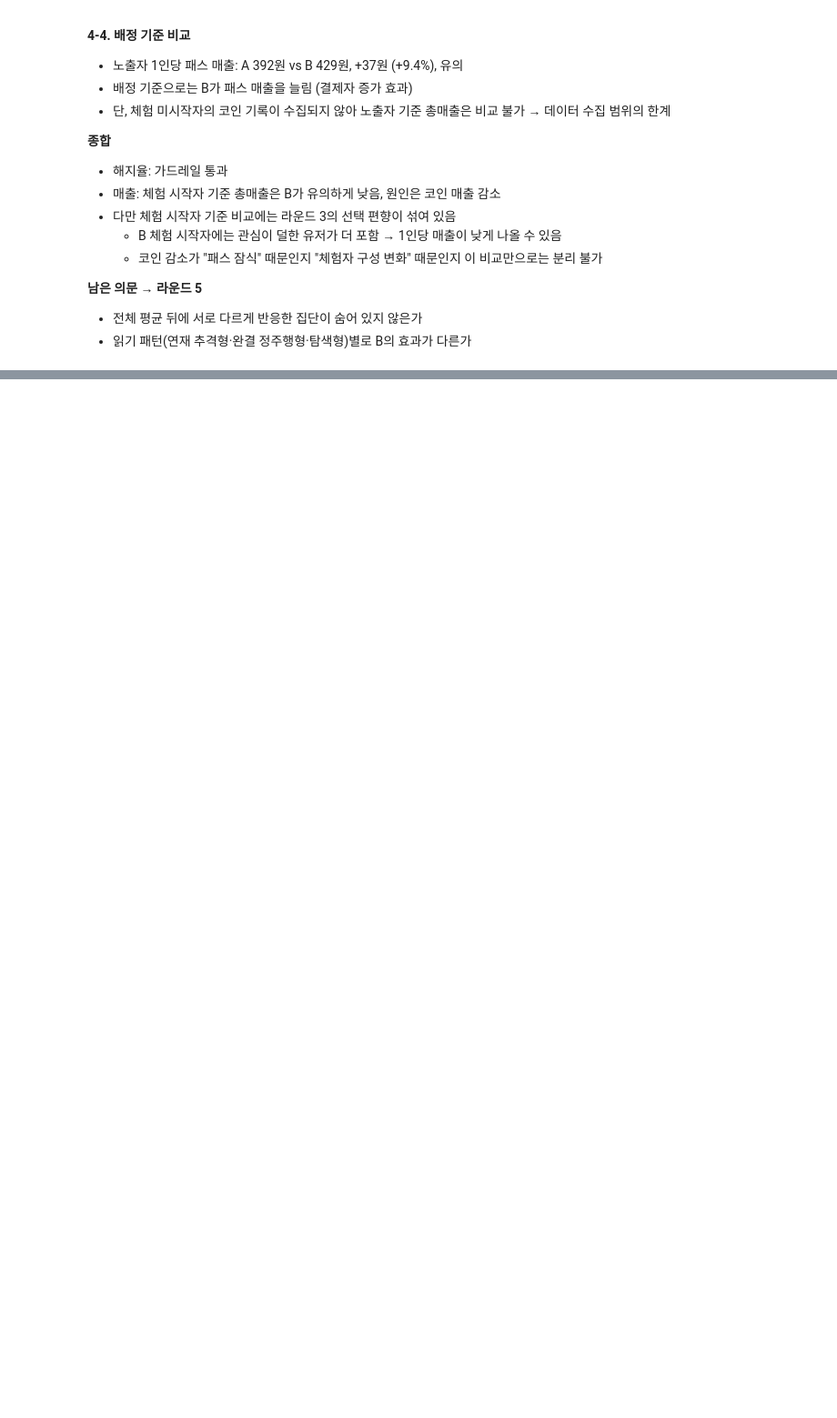
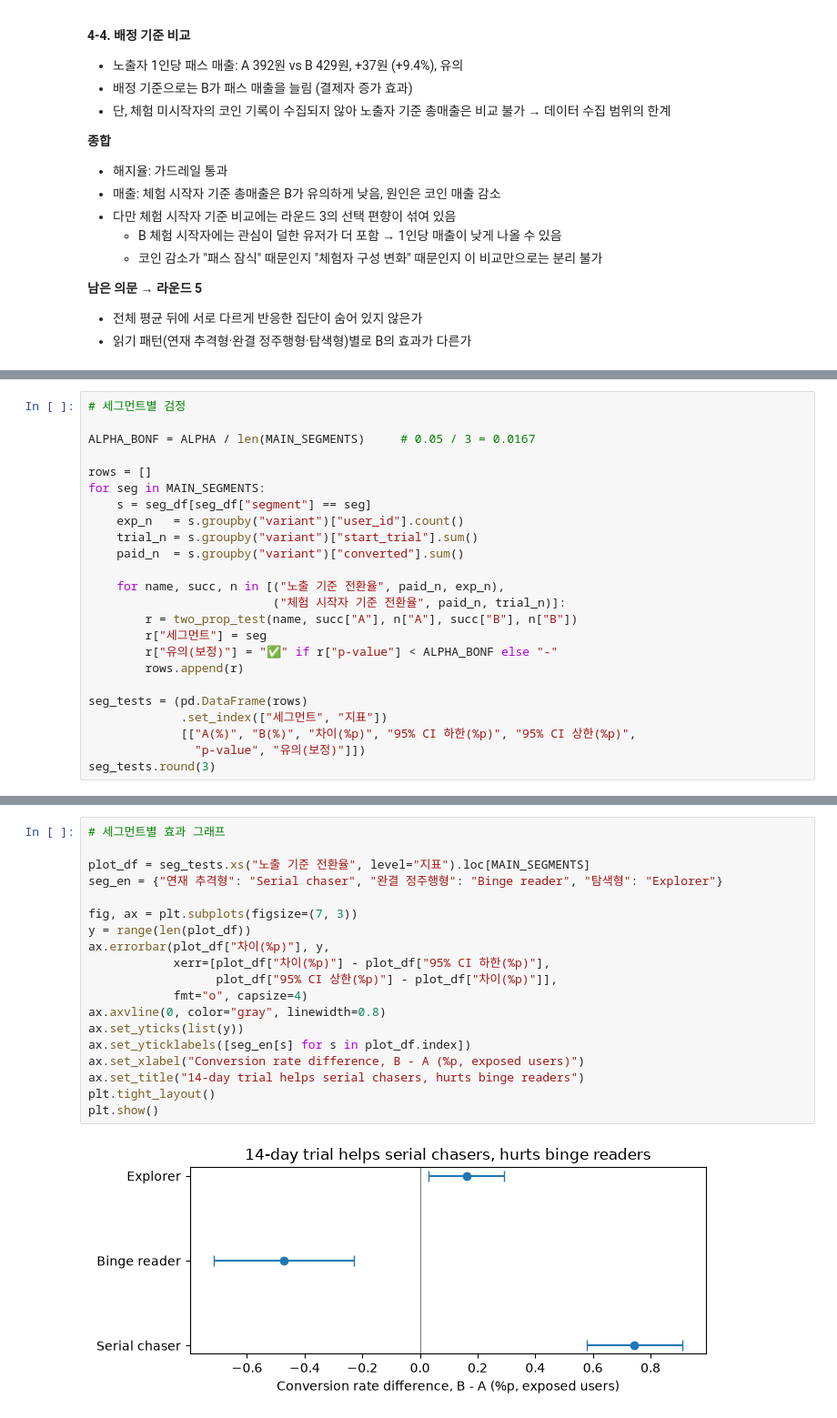
Before and after one commit to YURI0822/webnovel-pass-ab-test, a Jupyter notebook: notebooks/03_ab_test_analysis.ipynb, the cells around one changed output, grey strips where cells are left out. Shown at 91% size. Cells and saved outputs as stored; diff of their text form; blank space fills up the shorter version.

Commit message:
분석 라운드 5 세그먼트 분석, 라운드 6 의사결정 추가

```diff
--- a/notebooks/03_ab_test_analysis.ipynb
+++ b/notebooks/03_ab_test_analysis.ipynb
@@ -785,0 +922,24 @@ itt_pass.round(1)
+# %%
+# 세그먼트별 검정
+
+ALPHA_BONF = ALPHA / len(MAIN_SEGMENTS)     # 0.05 / 3 = 0.0167
+
+rows = []
+for seg in MAIN_SEGMENTS:
+    s = seg_df[seg_df["segment"] == seg]
+    exp_n   = s.groupby("variant")["user_id"].count()
+    trial_n = s.groupby("variant")["start_trial"].sum()
+    paid_n  = s.groupby("variant")["converted"].sum()
+
+    for name, succ, n in [("노출 기준 전환율", paid_n, exp_n),
+                          ("체험 시작자 기준 전환율", paid_n, trial_n)]:
+        r = two_prop_test(name, succ["A"], n["A"], succ["B"], n["B"])
+        r["세그먼트"] = seg
+        r["유의(보정)"] = "✅" if r["p-value"] < ALPHA_BONF else "-"
+        rows.append(r)
+
+seg_tests = (pd.DataFrame(rows)
+             .set_index(["세그먼트", "지표"])
+             [["A(%)", "B(%)", "차이(%p)", "95% CI 하한(%p)", "95% CI 상한(%p)",
+               "p-value", "유의(보정)"]])
+seg_tests.round(3)
@@ -785,0 +986,21 @@ itt_pass.round(1)
+# %%
+# 세그먼트별 효과 그래프
+
+plot_df = seg_tests.xs("노출 기준 전환율", level="지표").loc[MAIN_SEGMENTS]
+seg_en = {"연재 추격형": "Serial chaser", "완결 정주행형": "Binge reader", "탐색형": "Explorer"}
+
+fig, ax = plt.subplots(figsize=(7, 3))
+y = range(len(plot_df))
+ax.errorbar(plot_df["차이(%p)"], y,
+            xerr=[plot_df["차이(%p)"] - plot_df["95% CI 하한(%p)"],
+                  plot_df["95% CI 상한(%p)"] - plot_df["차이(%p)"]],
+            fmt="o", capsize=4)
+ax.axvline(0, color="gray", linewidth=0.8)
+ax.set_yticks(list(y))
+ax.set_yticklabels([seg_en[s] for s in plot_df.index])
+ax.set_xlabel("Conversion rate difference, B - A (%p, exposed users)")
+ax.set_title("14-day trial helps serial chasers, hurts binge readers")
+plt.tight_layout()
+plt.show()
+# %% [output]
+[figure, added]
```
Also changed, not shown: parts of 9 cells of this notebook.
